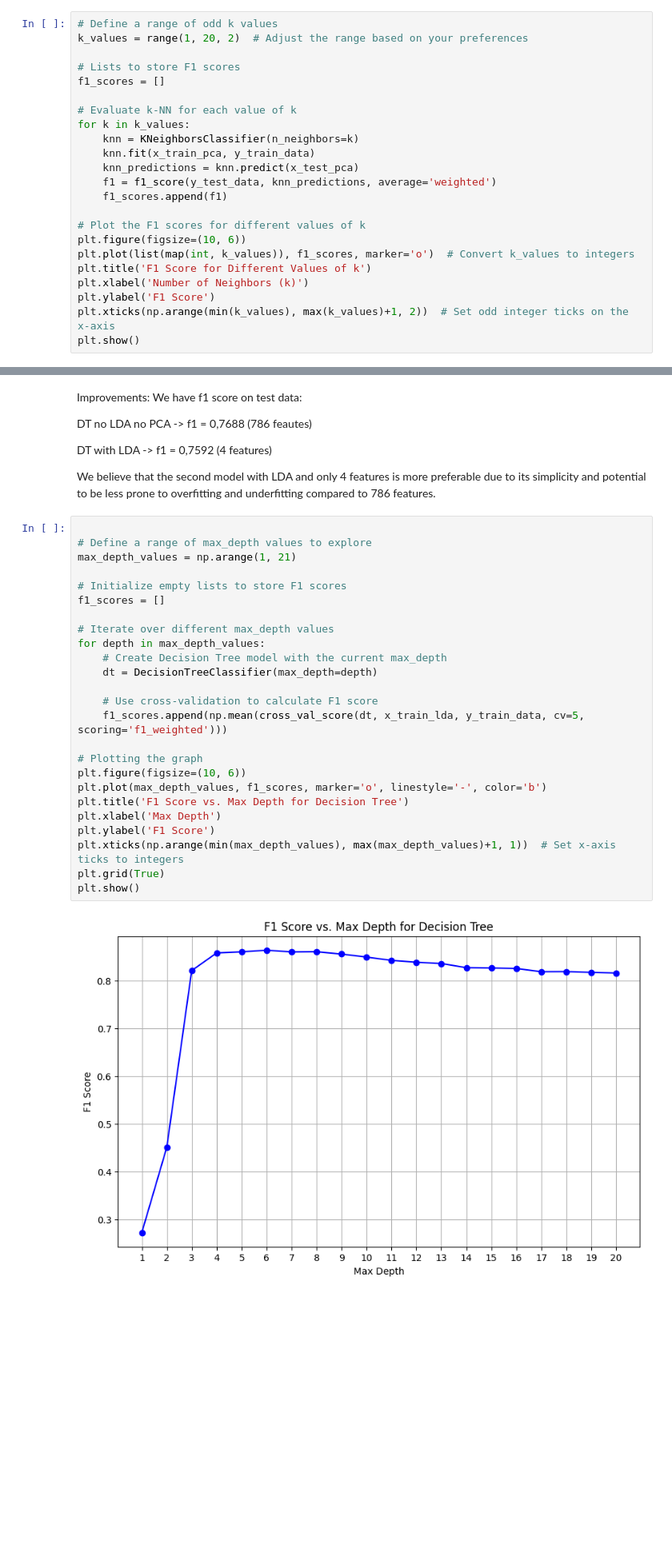
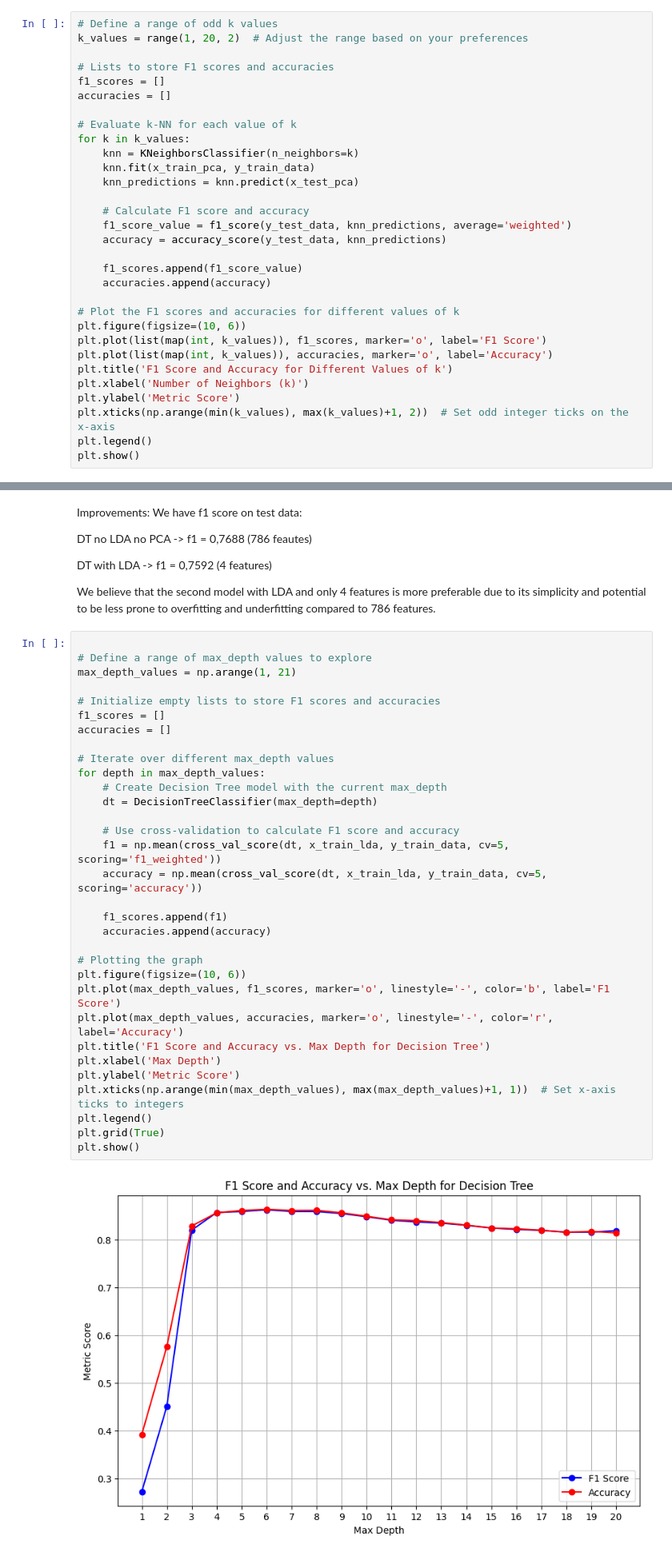
Before and after one commit to PetyaPetrova96/clasifying-clothing-types-, a Jupyter notebook: steps.ipynb, the cells around one changed output, grey strips where cells are left out. Shown at 80% size. Drawn from its saved outputs; the diff is of its cells as text; blank space fills up the shorter version.

```diff
--- a/steps.ipynb
+++ b/steps.ipynb
@@ -947,23 +894,31 @@ So the winner is kNN with PCA, having the higest f1 score
 # Define a range of odd k values
 k_values = range(1, 20, 2)  # Adjust the range based on your preferences
 
-# Lists to store F1 scores
+# Lists to store F1 scores and accuracies
 f1_scores = []
+accuracies = []
 
 # Evaluate k-NN for each value of k
 for k in k_values:
     knn = KNeighborsClassifier(n_neighbors=k)
     knn.fit(x_train_pca, y_train_data)
     knn_predictions = knn.predict(x_test_pca)
-    f1 = f1_score(y_test_data, knn_predictions, average='weighted')
-    f1_scores.append(f1)
 
-# Plot the F1 scores for different values of k
+    # Calculate F1 score and accuracy
+    f1_score_value = f1_score(y_test_data, knn_predictions, average='weighted')
+    accuracy = accuracy_score(y_test_data, knn_predictions)
+
+    f1_scores.append(f1_score_value)
+    accuracies.append(accuracy)
+
+# Plot the F1 scores and accuracies for different values of k
 plt.figure(figsize=(10, 6))
-plt.plot(list(map(int, k_values)), f1_scores, marker='o')  # Convert k_values to integers
-plt.title('F1 Score for Different Values of k')
+plt.plot(list(map(int, k_values)), f1_scores, marker='o', label='F1 Score')
+plt.plot(list(map(int, k_values)), accuracies, marker='o', label='Accuracy')
+plt.title('F1 Score and Accuracy for Different Values of k')
 plt.xlabel('Number of Neighbors (k)')
-plt.ylabel('F1 Score')
+plt.ylabel('Metric Score')
 plt.xticks(np.arange(min(k_values), max(k_values)+1, 2))  # Set odd integer ticks on the x-axis
+plt.legend()
 plt.show()
 # %% [output]
@@ -1235,28 +1190,35 @@ We believe that the second model with LDA and only 4 features is more preferable
 # %%
 
 # Define a range of max_depth values to explore
 max_depth_values = np.arange(1, 21)
 
-# Initialize empty lists to store F1 scores
+# Initialize empty lists to store F1 scores and accuracies
 f1_scores = []
+accuracies = []
 
 # Iterate over different max_depth values
 for depth in max_depth_values:
     # Create Decision Tree model with the current max_depth
     dt = DecisionTreeClassifier(max_depth=depth)
 
-    # Use cross-validation to calculate F1 score
-    f1_scores.append(np.mean(cross_val_score(dt, x_train_lda, y_train_data, cv=5, scoring='f1_weighted')))
+    # Use cross-validation to calculate F1 score and accuracy
+    f1 = np.mean(cross_val_score(dt, x_train_lda, y_train_data, cv=5, scoring='f1_weighted'))
+    accuracy = np.mean(cross_val_score(dt, x_train_lda, y_train_data, cv=5, scoring='accuracy'))
+
+    f1_scores.append(f1)
+    accuracies.append(accuracy)
 
 # Plotting the graph
 plt.figure(figsize=(10, 6))
-plt.plot(max_depth_values, f1_scores, marker='o', linestyle='-', color='b')
-plt.title('F1 Score vs. Max Depth for Decision Tree')
+plt.plot(max_depth_values, f1_scores, marker='o', linestyle='-', color='b', label='F1 Score')
+plt.plot(max_depth_values, accuracies, marker='o', linestyle='-', color='r', label='Accuracy')
+plt.title('F1 Score and Accuracy vs. Max Depth for Decision Tree')
 plt.xlabel('Max Depth')
-plt.ylabel('F1 Score')
+plt.ylabel('Metric Score')
 plt.xticks(np.arange(min(max_depth_values), max(max_depth_values)+1, 1))  # Set x-axis ticks to integers
+plt.legend()
 plt.grid(True)
 plt.show()
 # %% [output]
-[figure, old version]
+[figure, new version]
 # %% [markdown]
```
Also changed, not shown: parts of 15 cells of this notebook.
